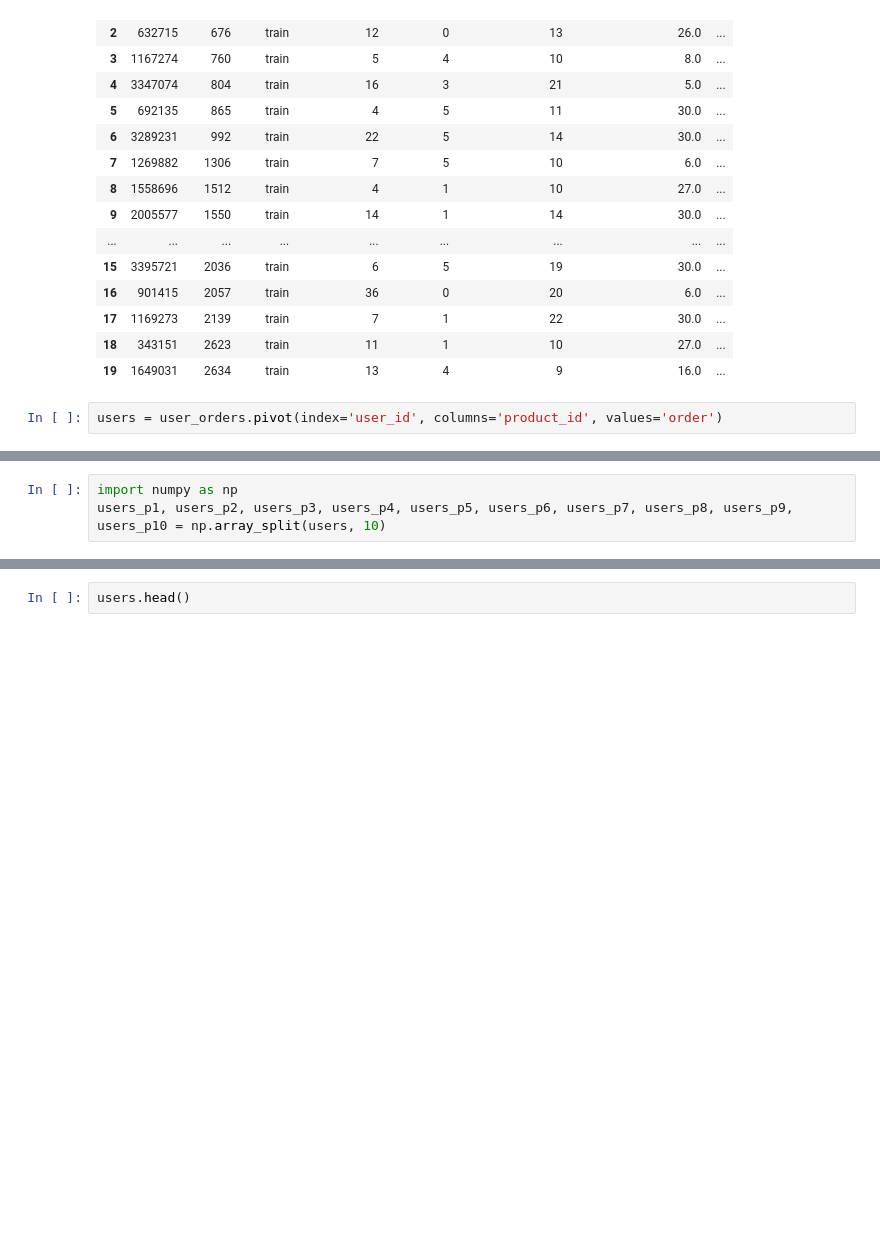
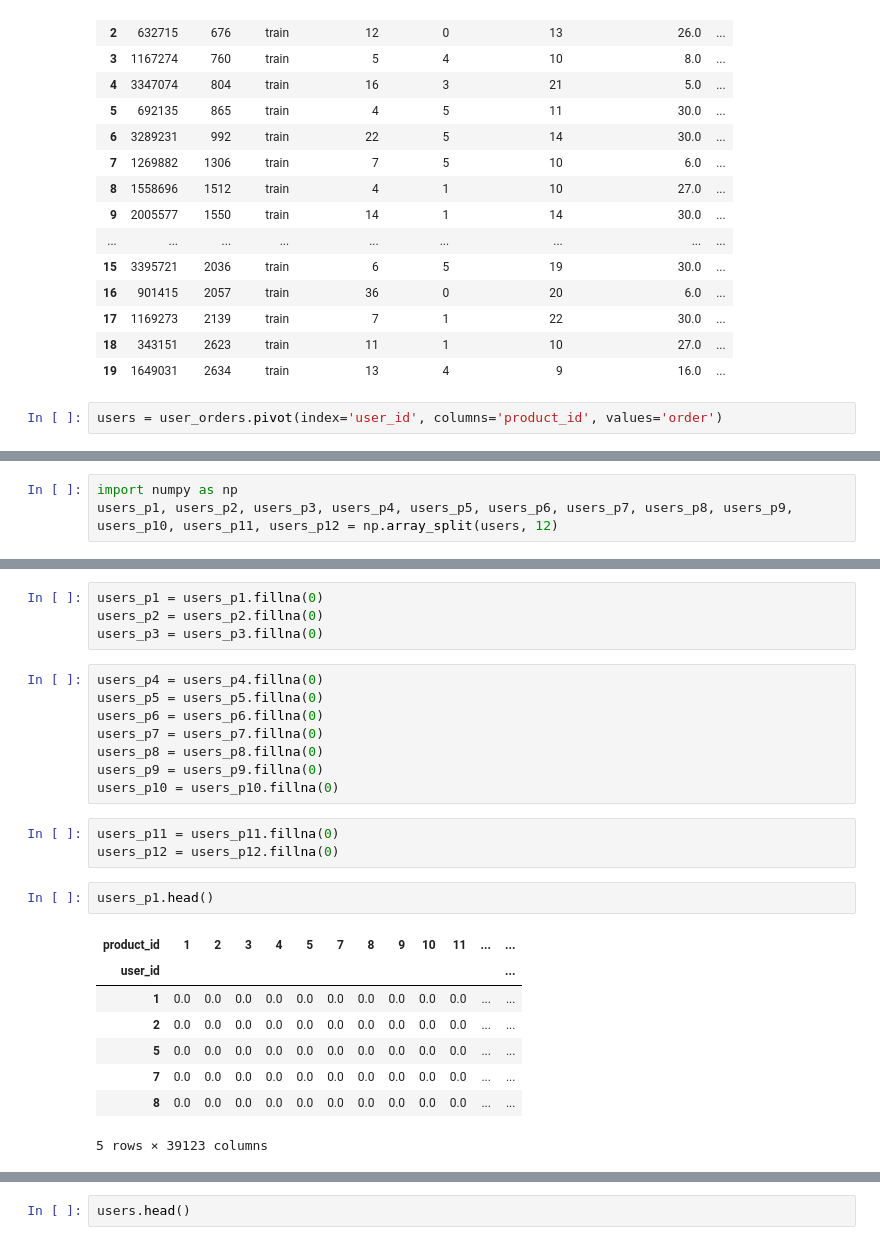
Before and after one commit to paw-lu/Instacart-data, a Jupyter notebook: Recommender/SVD.ipynb, the cells around one changed output, grey strips where cells are left out. Saved outputs shown, nothing was run; the diff lists cells and outputs as text; blank space fills up the shorter version.

```diff
--- a/Recommender/SVD.ipynb
+++ b/Recommender/SVD.ipynb
@@ -85,3 +87,3 @@ users.shape
 # %%
 import numpy as np
-users_p1, users_p2, users_p3, users_p4, users_p5, users_p6, users_p7, users_p8, users_p9, users_p10 = np.array_split(users, 10)
+users_p1, users_p2, users_p3, users_p4, users_p5, users_p6, users_p7, users_p8, users_p9, users_p10, users_p11, users_p12 = np.array_split(users, 12)
@@ -87,0 +102,26 @@ users_p1, users_p2, users_p3, users_p4, users_p5, users_p6, users_p7, users_p8,
+# %%
+users_p1 = users_p1.fillna(0)
+users_p2 = users_p2.fillna(0)
+users_p3 = users_p3.fillna(0)
+# %%
+users_p4 = users_p4.fillna(0)
+users_p5 = users_p5.fillna(0)
+users_p6 = users_p6.fillna(0)
+users_p7 = users_p7.fillna(0)
+users_p8 = users_p8.fillna(0)
+users_p9 = users_p9.fillna(0)
+users_p10 = users_p10.fillna(0)
+# %%
+users_p11 = users_p11.fillna(0)
+users_p12 = users_p12.fillna(0)
+# %%
+users_p1.head()
+# %% [output]
+| product_id | 1 | 2 | 3 | 4 | 5 | 7 | 8 | 9 | 10 | 11 | ... | ... |
+| user_id |  |  |  |  |  |  |  |  |  |  |  | ... |
+| 1 | 0.0 | 0.0 | 0.0 | 0.0 | 0.0 | 0.0 | 0.0 | 0.0 | 0.0 | 0.0 | ... | ... |
+| 2 | 0.0 | 0.0 | 0.0 | 0.0 | 0.0 | 0.0 | 0.0 | 0.0 | 0.0 | 0.0 | ... | ... |
+| 5 | 0.0 | 0.0 | 0.0 | 0.0 | 0.0 | 0.0 | 0.0 | 0.0 | 0.0 | 0.0 | ... | ... |
+| 7 | 0.0 | 0.0 | 0.0 | 0.0 | 0.0 | 0.0 | 0.0 | 0.0 | 0.0 | 0.0 | ... | ... |
+| 8 | 0.0 | 0.0 | 0.0 | 0.0 | 0.0 | 0.0 | 0.0 | 0.0 | 0.0 | 0.0 | ... | ... |
+5 rows × 39123 columns
```
Also changed, not shown: parts of 7 cells of this notebook.
